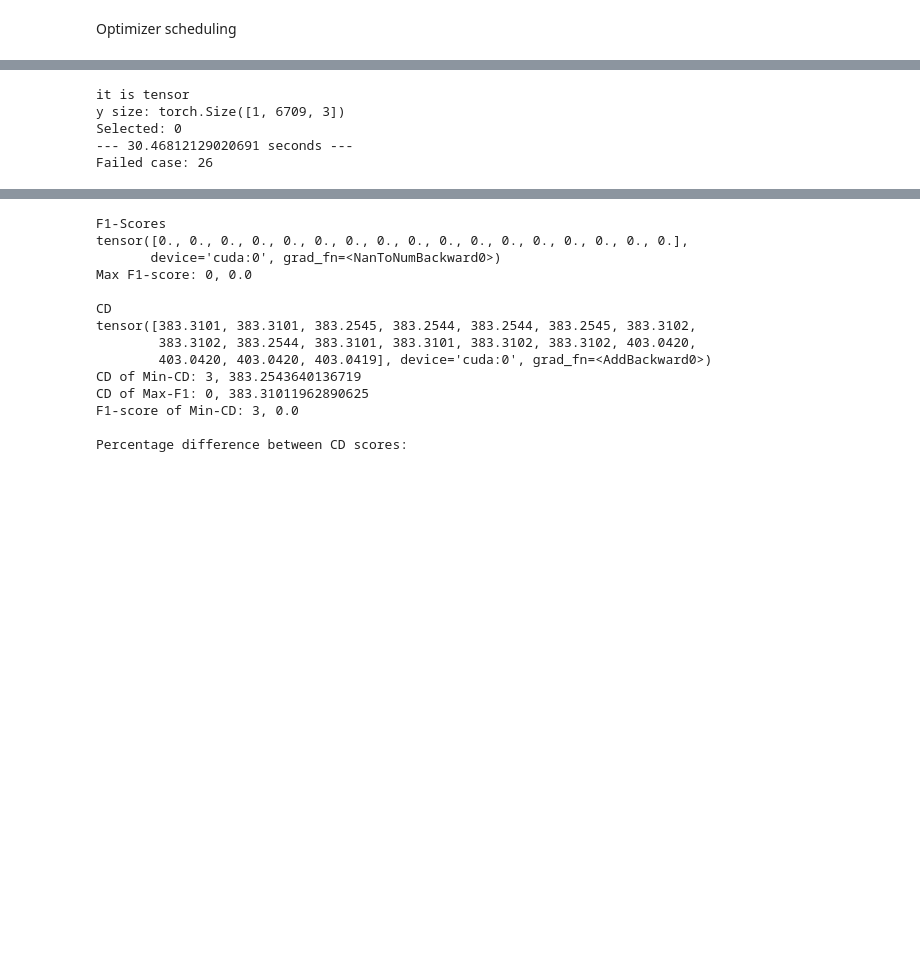
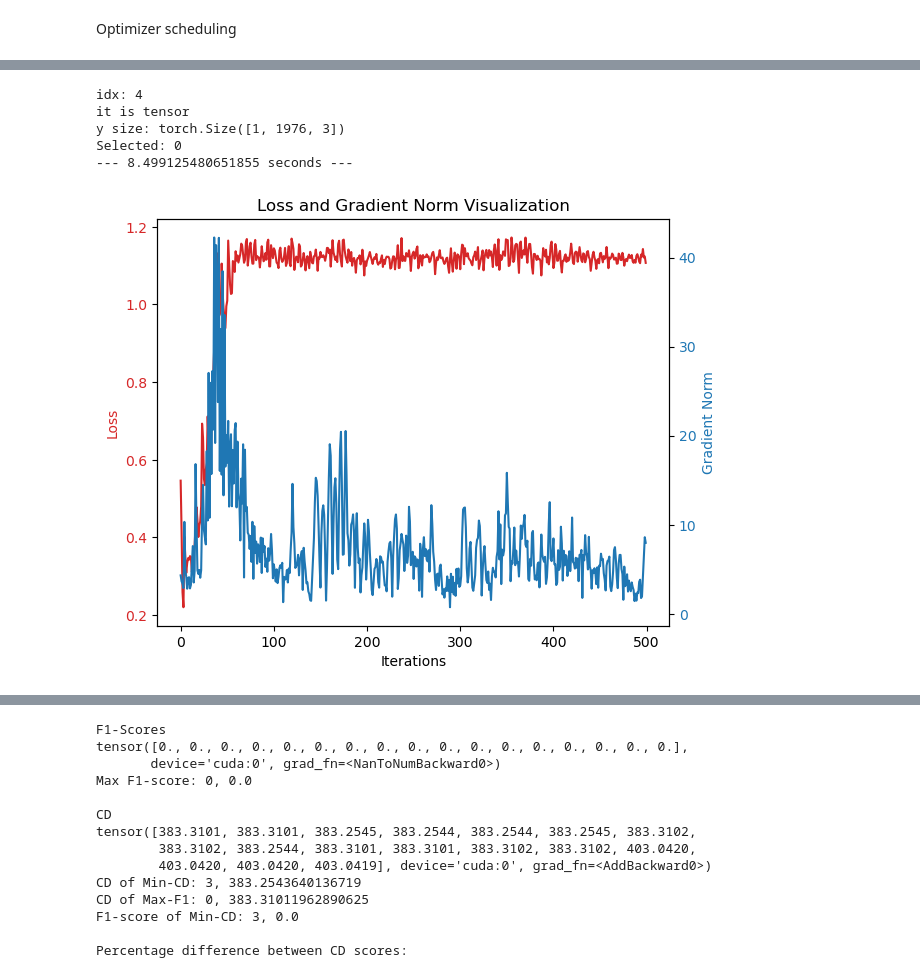
Before and after one commit to alejandroHdzV/prnet, a Jupyter notebook: RegExp_and_GD.ipynb, the cells around one changed output, grey strips where cells are left out. Saved outputs shown, nothing was run; the diff lists cells and outputs as text; code cells hidden in the pictures; blank space fills up the shorter version.

```diff
--- a/RegExp_and_GD.ipynb
+++ b/RegExp_and_GD.ipynb
@@ -179,7 +172,7 @@ if run_testing:
 
             # draw_registration_result(initialize_pointcloud(scale*x.detach().cpu().numpy()[0]),
             #                          initialize_pointcloud(scale*y.detach().cpu().numpy()[0]), reg_p2p_pred)
-
+            star
             regMetric.add_values(torch.from_numpy(reg_p2p_pred[:3, :3]).view(1,3,3),
                                 torch.from_numpy(reg_p2p_pred[:3, 3]).view(1,3),
                                 gt_R.view(1,3,3), scale*gt_t.view(1,3))
@@ -449,8 +452,11 @@ class F1ScoreLoss(nn.Module):
         def get_overlap(x, y):
             b_query = ball_query(y, x, K=self.K, radius = self.threshold)
 
+            # print('b_query[0]: ', b_query[0])
             # Count the distance of points (rows) in each batch where there is at least one non -1 value
             x = (b_query[0]).sum(dim=2) # Index 0: Tensor of shape (N, P1, K) giving the squared distances to the neighbors.
+            # It sums the distance of the overlapping
+            # print('x: ', x)
             non_negative_points_per_batch = torch.sum(x, dim=1)
 
             return non_negative_points_per_batch
@@ -462,15 +468,20 @@ class F1ScoreLoss(nn.Module):
         f1_score = 2*(precision * recall)/(precision + recall)
         if reduction == 'sum':
             return torch.nan_to_num(f1_score, nan=0).sum()
+        elif reduction == 'mean':
+            return torch.nan_to_num(f1_score, nan=0).mean()
         else:
             return torch.nan_to_num(f1_score, nan=0)
 
 # x = torch.tensor([[[0,0,0],  [0,0,1],  [0,0,2]],    [[0,0,0],  [0,0,1],  [0,0,2]]]).float().requires_grad_() # source
 # y = torch.tensor([[[0.1,0,0],[0.1,0,1],[0,0,2.05]], [[0,0,0],  [0,0,1],  [0,0,2]]]).float().requires_grad_() # template
 
-# Usage:
+# x = torch.tensor([[[0,0,0],  [0,0,0.05],  [0,0,2]]    ]).float().requires_grad_() # source
+# y = torch.tensor([[[0.01,0,0],[0.1,0,1],[0,0,2.05],[0,0,2.05]] ]).float().requires_grad_() # template
+
+# # Usage:
 # loss_function = F1ScoreLoss(0.05)
-# loss_function(x, y), loss_function(y, x)
+# loss_function(x, y) #, loss_function(y, x)
 # %%
 class NoiseRemoval():
     @staticmethod
@@ -614,7 +625,7 @@ from pytorch3d.transforms import (matrix_to_quaternion, quaternion_to_matrix, eu
 
 def get_initial_quaternions():
     # Define the range (-A to A) for the rotations
-    A = 20 #20  # Replace with your desired range in degrees
+    A = 5 #20  # Replace with your desired range in degrees
 
     # Number of divisions or steps within the range
     num_steps = 4  # Adjust this to your desired number of steps
@@ -2105,13 +2439,13 @@ def draw_registration_result_from_tensor(idx):
 
 regMetric = RegistrationMetrics()
 
-multiple_initial_value = True        # IN HOUV, this is known as the kernel. HOUV uses 64.
+multiple_initial_value = False        # IN HOUV, this is known as the kernel. HOUV uses 64.
 initialize_translation_zeros = True
-show = 1
-show_initial_misaligment = 1
-show_failed_cases = True
+show = True
+show_initial_misaligment = 0
+show_failed_cases = False
 normalize_quat_flag = True
-parameter_tracking = False
+parameter_tracking = 1
 select_best_score = 'F1-Score'
 # 'F1-Score' uses argmax of F1-score
 # 'CD' uses argmin of CD
@@ -2119,13 +2453,14 @@ select_best_score = 'F1-Score'
 # 'RMSE' uses argmin of inlier RMSE
 percentage_threshold = 61 # % when using 'F1-Score+CD'
 # is_early_stopping_at_convergence = False
-convergence_threshold = None # 0.00005
+convergence_threshold = None # 0.0005
 opt = 'Adam' # Select from options: 'Adam', 'SDG', 'LBFGS'
 
 for dd in range(0, 1):
-    for idx in range(26, 27): # range(0,39)
+    for idx in [4]:#range(1, 2): # range(0,39)
         # print("idx: ", idx)
         # CAD-based registration
+        print(f'idx: {idx}')
         x, y, gt_R, gt_t = get_point_cloud_data(idx)
         print("y size:", y.shape)
         # Registration for 3D reconstruction
@@ -2137,7 +2472,6 @@ for dd in range(0, 1):
         # Zero-center source and target
         # x = subsample_x - subsample_x.mean(axis=1)
         # y = subsample_y - subsample_y.mean(axis=1)
-
 
         if multiple_initial_value:
             n_initial_quat, initial_quaternions = get_initial_quaternions()
@@ -2157,10 +2491,10 @@ for dd in range(0, 1):
         alpha = 6         # Project loss constant
         epochs = 500      # No of epochs to run, 500
         scheculer_lr_decay = 0.9989 # Delay constant for lr scheduler, 0.993
-        rg_mot_loss_coeff = 0      # Coefficient for the double registration rigid motion loss
+        rg_mot_loss_coeff = 0       # Coefficient for the double registration rigid motion loss
 
         # rigid_motion_loss = RigidMotionLoss()
-        f1_loss_function = F1ScoreLoss(radius*radius, K=K)
+        f1_loss_function = F1ScoreLoss(radius*radius, K=K) # F1ScoreLossCount(radius*radius, K=K) #
         rmseLoss = RMSEInlierLoss()
 
         # Convergence check
@@ -2197,6 +2531,7 @@ for dd in range(0, 1):
                 return objective
 
         loss_tracking = []
+        loss_tracking_minus = []
         grad_tracking = []
 
         start_time = time.time()
@@ -2232,7 +2567,12 @@ for dd in range(0, 1):
 
             # Parameter tracking
             if parameter_tracking:
+
+                loss_ = chamfer_loss(x, y_transformed) + alpha * projected_chamfer_loss(x, y_transformed) \
+                - gamma * f1_loss_function(x, y_transformed)
+
                 loss_tracking.append(loss.cpu().detach().numpy())
+                loss_tracking_minus.append(loss_.cpu().detach().numpy())
                 grad_tracking.append(get_gradient_norm(t_params, quat_params).cpu().detach().numpy())
 
             # Update parameters using the optimizer
@@ -2293,37 +2633,39 @@ for dd in range(0, 1):
                     # Case 3: In the case the lowest CD is significanly smaller than the CD of the Max F1-Score
                     idx_top_f1 = idx_top_cd
 
         print(f'Selected: {idx_top_f1}')
         print("--- %s seconds ---" % (reg_runtime))
 
         # reg_anim.end_animation()
         if parameter_tracking:
-            plot_accuracy_and_loss(loss_tracking, grad_tracking)
+            # plot_accuracy_and_loss(loss_tracking, grad_tracking)
+            plot_accuracy_and_loss(np.array(loss_tracking), np.linalg.norm(np.array(grad_tracking), axis=1))
         if show:
             draw_registration_result_from_tensor(idx=idx_top_f1)
 
         # Get predicted and gt values for metric
         pred_R = quaternion_to_matrix(quat_params[idx_top_f1]).view(1,3,3)
         pred_t = t_params[idx_top_f1].view(1,3)
         gt_R = gt_R.view(1,3,3)
         gt_t = gt_t.view(1,3)
         regMetric.add_values(pred_R, pred_t, gt_R, gt_t, reg_runtime)
 
         # Visualize only failed cases
         if show_failed_cases:
             # Net Metric object for individual checking of global optimal solution (GT)
             check_met = RegistrationMetrics()
             check_met.add_values(pred_R, pred_t, gt_R, gt_t)
             if check_met.get_all_metrics()['success_rate'] == 0:
                 print(f"Failed case: {idx}")
                 draw_registration_result_from_tensor(idx=idx_top_f1)
                 break
 # %% [output]
+idx: 4
 it is tensor
-y size: torch.Size([1, 6709, 3])
+y size: torch.Size([1, 1976, 3])
 Selected: 0
---- 30.46812129020691 seconds ---
-Failed case: 26
+--- 8.499125480651855 seconds ---
+[figure, added]
 # %%
 regMetric.get_all_metrics()
 # %% [output]
```
Also changed, not shown: parts of 23 cells of this notebook.
